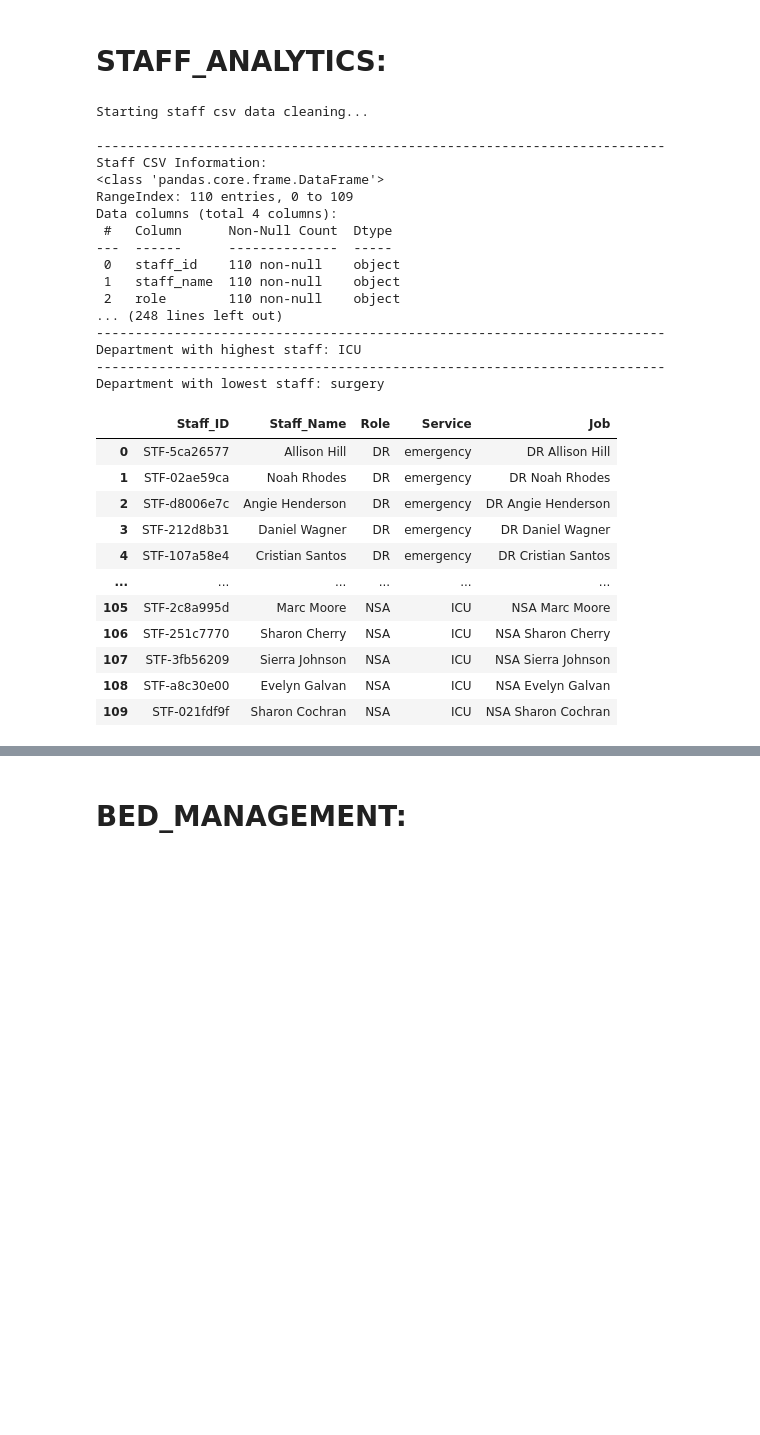
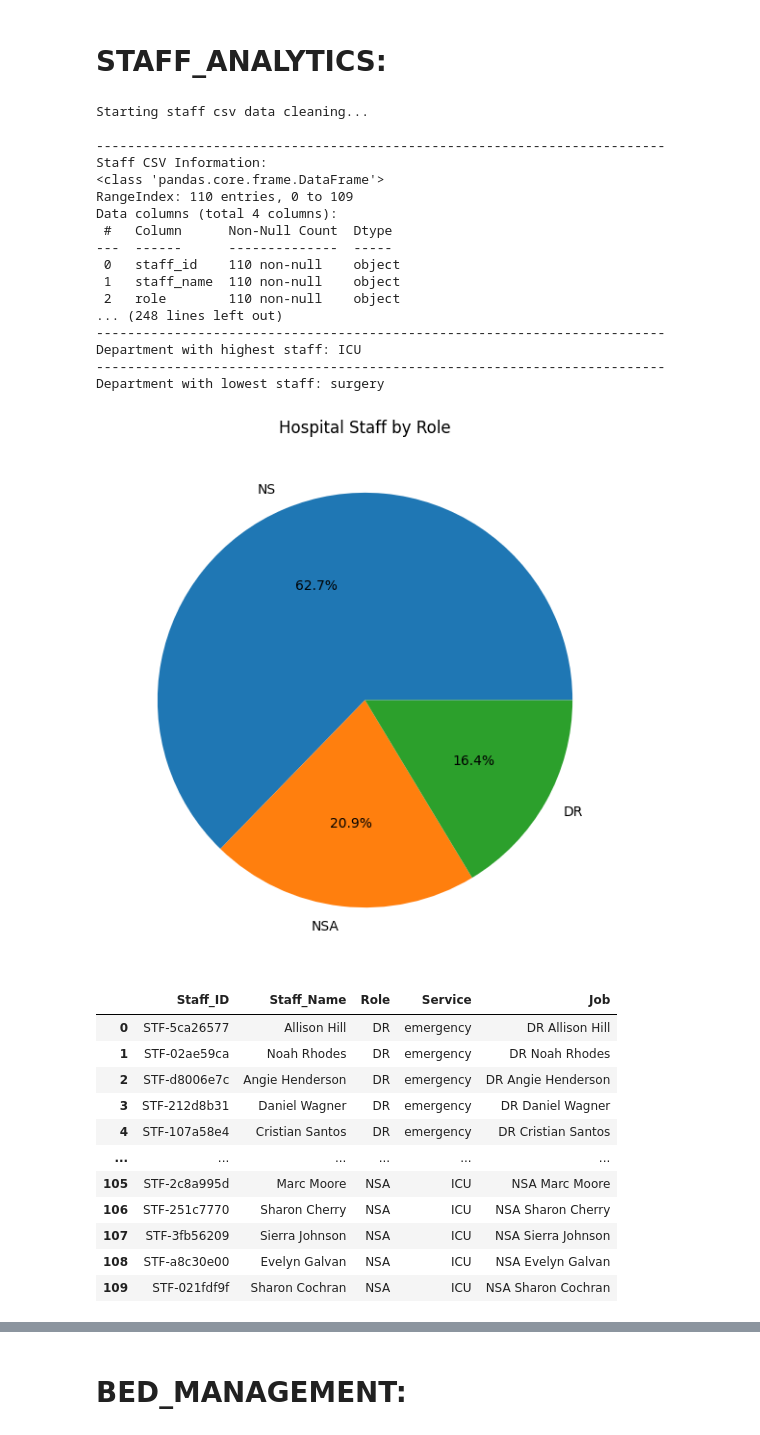
Before and after one commit to Esha-Mirza/Hospital-Bed-Management-Staff-and-Patient-Analysis, a Jupyter notebook: Notebook/Hospitalbook.ipynb, the cells around one changed output, grey strips where cells are left out. Saved outputs shown, nothing was run; the diff lists cells and outputs as text; code cells hidden in the pictures; blank space fills up the shorter version.

Commit message:
Added pie chart in plot_staff_roles()

```diff
--- a/Notebook/Hospitalbook.ipynb
+++ b/Notebook/Hospitalbook.ipynb
@@ -453,58 +456,68 @@ class StaffAnalytics:
          na_ICU= self.staff_clean[(self.staff_clean['Service']=='ICU') & (self.staff_clean['Role']=='NSA')]
          for NA in na_ICU['Job']:
             print(NA)
+         print("-------------------------------------------------------------------------")
+         print("Percentage of each staff by role:")
+         role_counts = self.staff_clean['Role'].value_counts()
+         role_percentage = ((role_counts / len(self.staff_clean)) * 100).round(2)
+         role_percentage = role_percentage.astype(str) + "%"
+         print(role_percentage)
+         print("-------------------------------------------------------------------------")
+         print("Percentage of each staff by service: ")
+         service_counts = self.staff_clean['Service'].value_counts()
+         service_percentage = ((service_counts / len(self.staff_clean)) * 100).round(2)
+         service_percentage = service_percentage.astype(str) + "%"
+         print(service_percentage )
+
+         print("-------------------------------------------------------------------------")
+         max_dept = self.staff_clean['Service'].value_counts().idxmax()
+         print("Department with highest staff:", max_dept)
+
+         print("-------------------------------------------------------------------------")
+         min_dept = self.staff_clean['Service'].value_counts().idxmin()
+         print("Department with lowest staff:", min_dept)
 
          return self.staff_clean
 #--------------------------------------------------------------------------------------------------------------------------------------------------------------
      def plot_staff_roles(self):
-       print("-------------------------------------------------------------------------")
-       print("Percentage of each staff by role:")
-       role_counts = self.staff_clean['Role'].value_counts()
-       role_percentage = ((role_counts / len(self.staff_clean)) * 100).round(2)
-       role_percentage = role_percentage.astype(str) + "%"
-       print(role_percentage)
-       print("-------------------------------------------------------------------------")
-       print("Percentage of each staff by service: ")
-       service_counts = self.staff_clean['Service'].value_counts()
-       service_percentage = ((service_counts / len(self.staff_clean)) * 100).round(2)
-       service_percentage = service_percentage.astype(str) + "%"
-       print(service_percentage )
+        role_counts = self.staff_clean['Role'].value_counts()
 
-       print("-------------------------------------------------------------------------")
-       max_dept = self.staff_clean['Service'].value_counts().idxmax()
-       print("Department with highest staff:", max_dept)
+        plt.figure(figsize=(7, 7))
+        plt.pie(role_counts.values,
+            labels=role_counts.index,
+            autopct='%1.1f%%')
 
-       print("-------------------------------------------------------------------------")
-       min_dept = self.staff_clean['Service'].value_counts().idxmin()
-       print("Department with lowest staff:", min_dept)
-
-       return self.staff_clean
+        plt.title('Hospital Staff by Role')
+        plt.savefig(f'{FIGURES}/staff_role_pie_chart.png')
+        plt.show()
+        return self.staff_clean
 
 #--------------------------------------------------------------------------------------------------------------------------------------------------------------
 
 obj = StaffAnalytics(staff_df)
 staff_clean=obj.clean_staff_data()
 obj.staff_count_by_role()
 obj.staff_service_mapping()
 obj.plot_staff_roles()
 # %% [output]
 Starting staff csv data cleaning...
 
 -------------------------------------------------------------------------
 Staff CSV Information:
 <class 'pandas.core.frame.DataFrame'>
 RangeIndex: 110 entries, 0 to 109
 Data columns (total 4 columns):
  #   Column      Non-Null Count  Dtype
 ---  ------      --------------  -----
  0   staff_id    110 non-null    object
  1   staff_name  110 non-null    object
  2   role        110 non-null    object
 ... (248 lines left out)
 -------------------------------------------------------------------------
 Department with highest staff: ICU
 -------------------------------------------------------------------------
 Department with lowest staff: surgery
+[figure, added]
 |  | Staff_ID | Staff_Name | Role | Service | Job |
 | 0 | STF-5ca26577 | Allison Hill | DR | emergency | DR Allison Hill |
 | 1 | STF-02ae59ca | Noah Rhodes | DR | emergency | DR Noah Rhodes |
```
Also changed, not shown: parts of 2 cells of this notebook, 2 other files.
